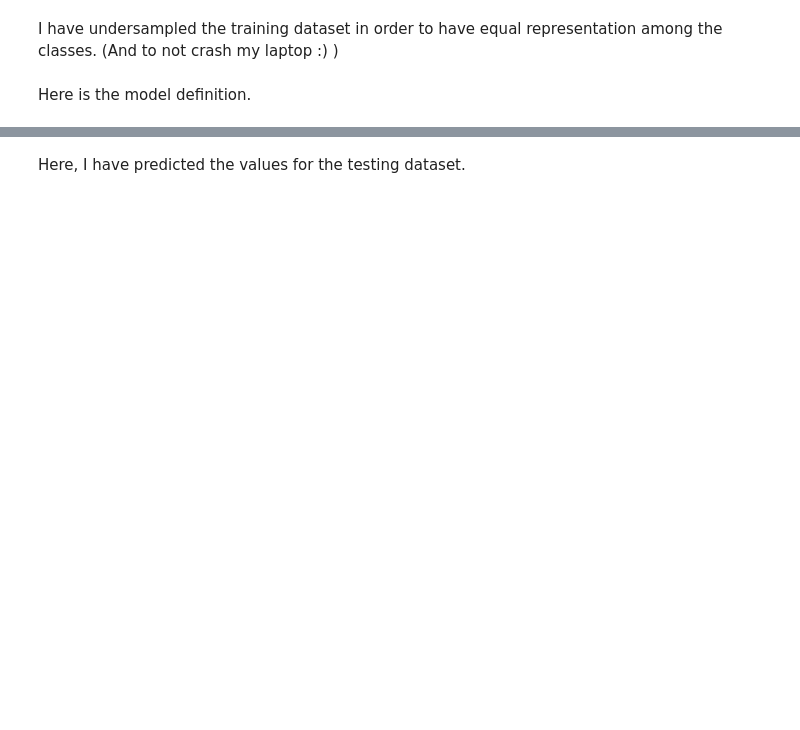
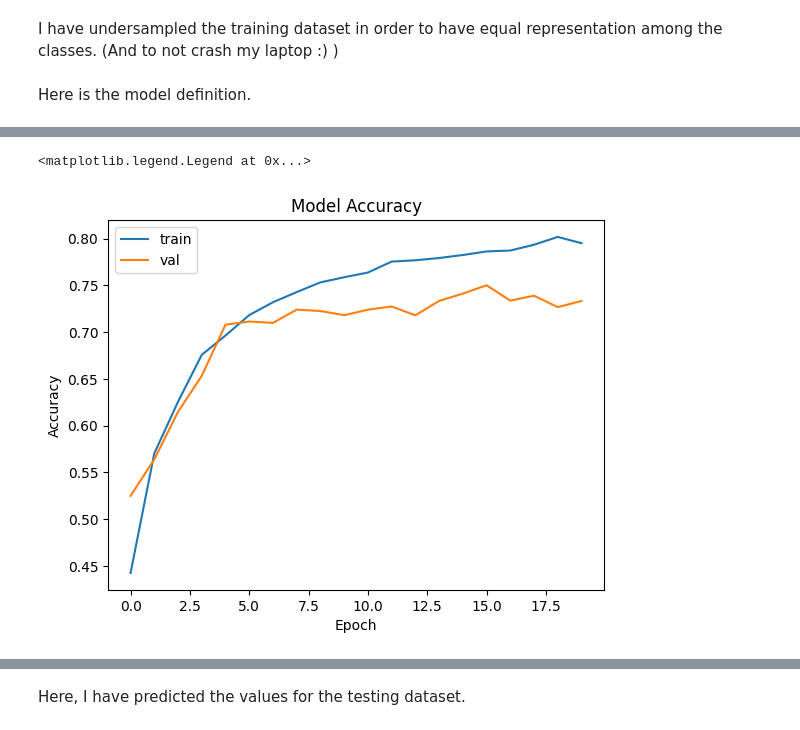
Before and after one commit to SterbenVD/IITH-Assignments, a Jupyter notebook: Clubs/TL/ML Core/Interview/interview.ipynb, the cells around one changed output, grey strips where cells are left out. Cells and saved outputs as stored; diff of their text form; code cells hidden in the pictures; blank space fills up the shorter version.

```diff
--- a/Clubs/TL/ML Core/Interview/interview.ipynb
+++ b/Clubs/TL/ML Core/Interview/interview.ipynb
@@ -76,6 +81,7 @@ del(present)
 X, y = shuffle(images, classification)
 
 X_train, X_test, y_train, y_test = train_test_split(X, y, test_size=0.2)
+X_train, X_val, y_train, y_val = train_test_split(X_train, y_train, test_size=0.25)
 # %% [markdown]
 Here I have split the dataset into training and testing dataset
 # %%
@@ -108,14 +114,13 @@ model = Sequential([
     layers.MaxPool2D((2, 2)),
     layers.Flatten(),
     layers.Dense(24, activation='relu', kernel_regularizer=L2(0.001)),
-    # layers.Dense(12, activation='relu', kernel_regularizer=L2(0.001)),
+    # layers.Dense(12, activation='relu', kernel_regularizer=L2(0.005)),
     layers.Dense(6, activation='sigmoid')])
 
-model.compile(optimizer=tf.keras.optimizers.Adam(0.001),
-              loss='sparse_categorical_crossentropy', metrics=['accuracy'])
+model.compile(optimizer='adam',loss='sparse_categorical_crossentropy', metrics=['accuracy'])
 # %% [markdown]
 Here is the model definition.
 # %%
-model.fit(X_train, y_train, epochs=20, batch_size=32)
+history = model.fit(X_train, y_train, epochs=20, batch_size=32, validation_data=(X_val, y_val))
 # %% [output]
 Epoch 1/20
@@ -138,0 +143,10 @@ Epoch 20/20
+# %%
+plt.plot(history.history['accuracy'])
+plt.plot(history.history['val_accuracy'])
+plt.title('Model Accuracy')
+plt.xlabel('Epoch')
+plt.ylabel('Accuracy')
+plt.legend(['train','val'], loc='upper left')
+# %% [output]
+<matplotlib.legend.Legend at 0x...>
+[figure, added]
```
Also changed, not shown: parts of 9 cells of this notebook.
